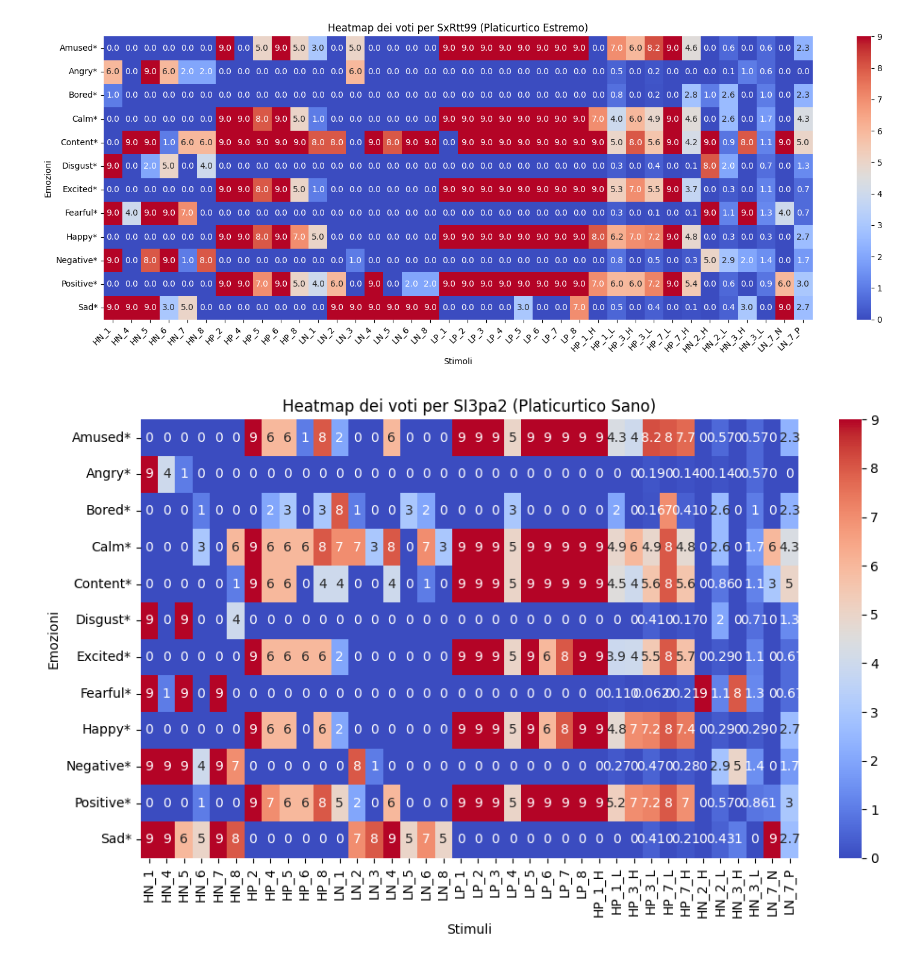
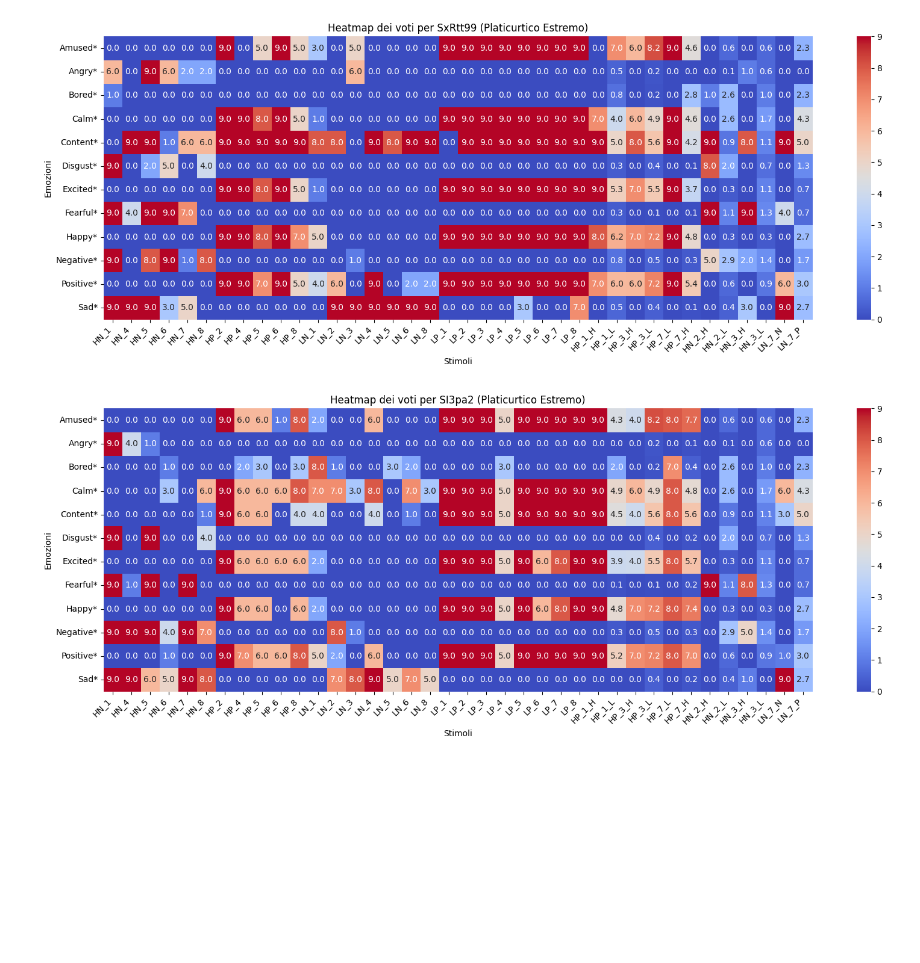
Before and after one commit to irenebartolini02/multimotion, a Jupyter notebook: data_analysis.ipynb, the cells around one changed output. Saved outputs shown, nothing was run; the diff lists cells and outputs as text; code cells hidden in the pictures; blank space fills up the shorter version.

Commit message:
update: heatmap and mse green participant

```diff
--- a/data_analysis.ipynb
+++ b/data_analysis.ipynb
@@ -382,15 +382,26 @@ for p in outliers:
 # %%
 # plot di  SI3pa2
 p = 'SI3pa2'
 scores_df = data.loc[data['Participant'] == p, emotions_to_use]
 
-plt.figure(figsize=(10, 6))
-sns.heatmap(scores_df.T, annot=True, cmap='coolwarm', xticklabels=stimuli,cbar=True)
-plt.title(f'Heatmap dei voti per {p} (Platicurtico Sano)')
-plt.xlabel('Stimuli')
+plt.figure(figsize=(16, 6))
+ax = sns.heatmap(
+    scores_df.T,
+    annot=True,
+    fmt='.1f',
+    cmap='coolwarm',
+    cbar=True,
+    xticklabels=x_labels,
+    yticklabels=emotions_to_use
+)
+
+plt.title(f'Heatmap dei voti per {p} (Platicurtico Estremo)')
+plt.xlabel('Stimoli')
 plt.ylabel('Emozioni')
+plt.xticks(rotation=45, ha='right')
 plt.tight_layout()
 plt.savefig(f'img/heatmap_{p}.png', bbox_inches='tight', dpi=150)
 plt.show()
+plt.close()
 # %% [output]
-[figure, old version]
+[figure, new version]
```
Also changed, not shown: 2 other files.
